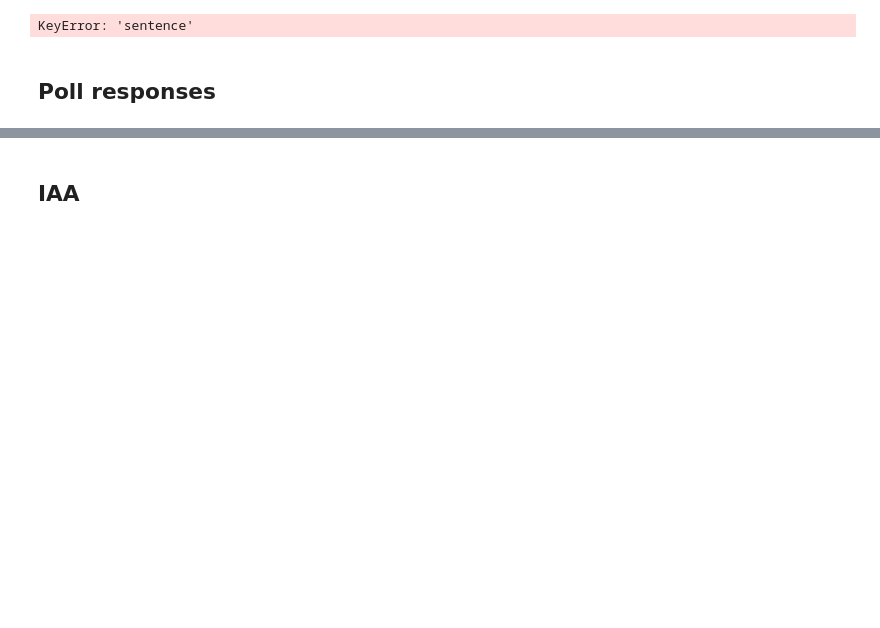
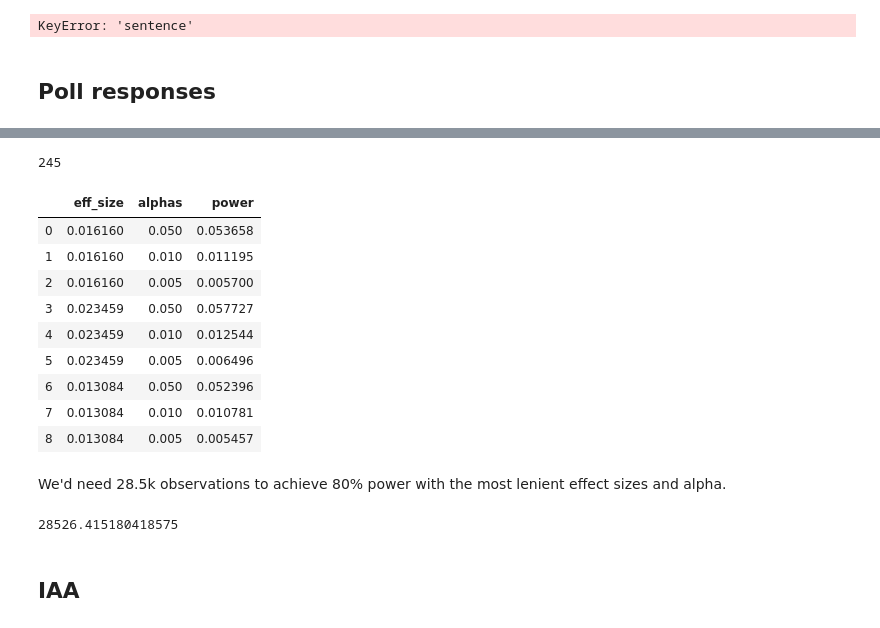
Before and after one commit to yiweiluo/GWStance, a Jupyter notebook: cc_stance/MTurk_results/Inter-annotator agreements.ipynb, the cells around one changed output, grey strips where cells are left out. Cells and saved outputs as stored; diff of their text form; code cells hidden in the pictures; blank space fills up the shorter version.

```diff
--- a/cc_stance/MTurk_results/Inter-annotator agreements.ipynb
+++ b/cc_stance/MTurk_results/Inter-annotator agreements.ipynb
@@ -256,3 +419,46 @@ poll_dfs[3]
+# %%
+mu_diff = np.average(all_rep_deltas)-np.average(all_dem_deltas)
+effect_sizes = [mu_diff / sd for sd in [np.std(all_rep_deltas+all_dem_deltas),np.std(all_dem_deltas),
+                                       np.std(all_rep_deltas)]]
+nobs = len(all_rep_deltas)
+alphas = [0.05,0.01,0.005]
+# %%
+nobs
+# %% [output]
+245
+# %%
+power_dict = {'eff_size':[item for sublist in [[eff]*len(alphas) for eff in effect_sizes] for item in sublist],
+             'alphas':alphas*len(effect_sizes),
+             'power':[]}
+# %%
+for ix_ef_size in range(len(effect_sizes)):
+    for ix_alph in range(len(alphas)):
+        power_dict['power'].append(statsmodels.stats.power.tt_ind_solve_power(
+            effect_size=effect_sizes[ix_ef_size],
+                                          nobs1=nobs,
+                                          alpha=alphas[ix_alph]))
+# %%
+pd.DataFrame(power_dict)
+# %% [output]
+|  | eff_size | alphas | power |
+| 0 | 0.016160 | 0.050 | 0.053658 |
+| 1 | 0.016160 | 0.010 | 0.011195 |
+| 2 | 0.016160 | 0.005 | 0.005700 |
+| 3 | 0.023459 | 0.050 | 0.057727 |
+| 4 | 0.023459 | 0.010 | 0.012544 |
+| 5 | 0.023459 | 0.005 | 0.006496 |
+| 6 | 0.013084 | 0.050 | 0.052396 |
+| 7 | 0.013084 | 0.010 | 0.010781 |
+| 8 | 0.013084 | 0.005 | 0.005457 |
+# %% [markdown]
+We'd need 28.5k observations to achieve 80% power with the most lenient effect sizes and alpha.
+# %%
+statsmodels.stats.power.tt_ind_solve_power(
+            effect_size=max(effect_sizes),
+                        alpha=max(alphas),
+power=0.8)
+# %% [output]
+28526.415180418575
 # %% [markdown]
 ## IAA
 # %%
```
Also changed, not shown: parts of 17 cells of this notebook, 1 other file.
